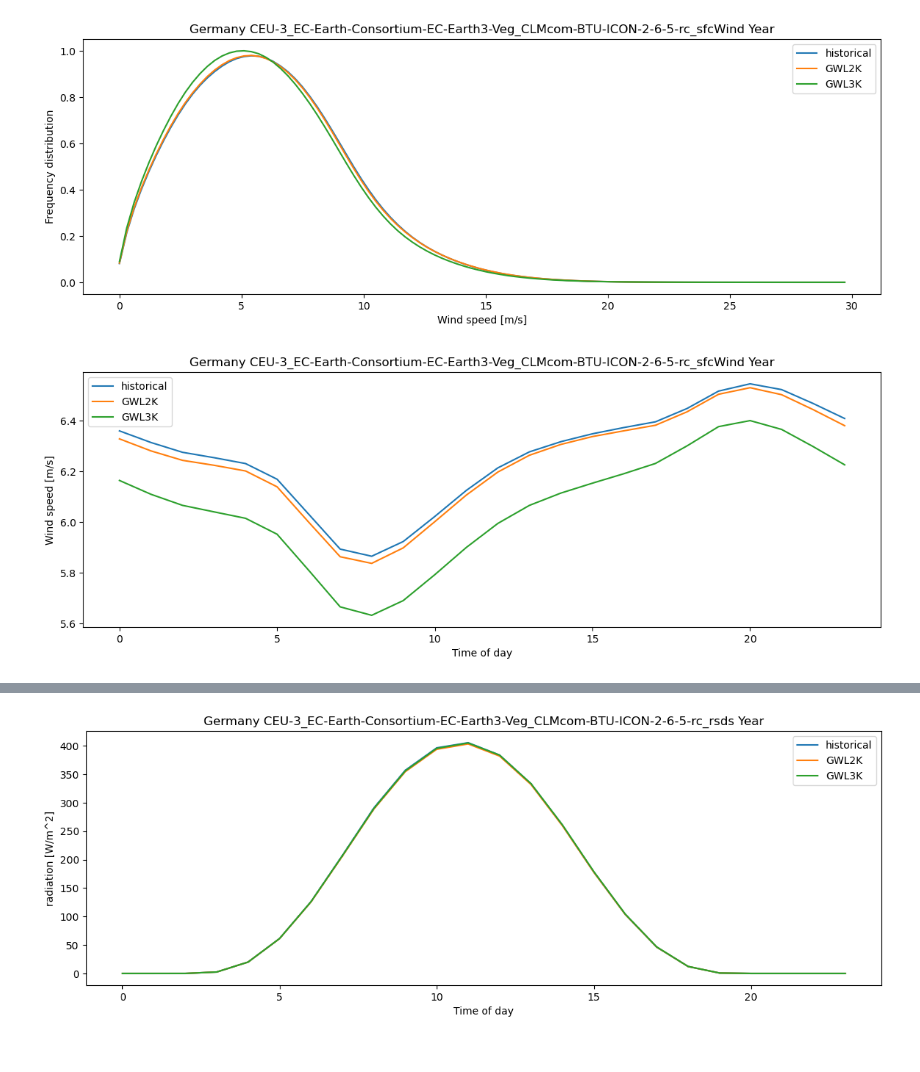
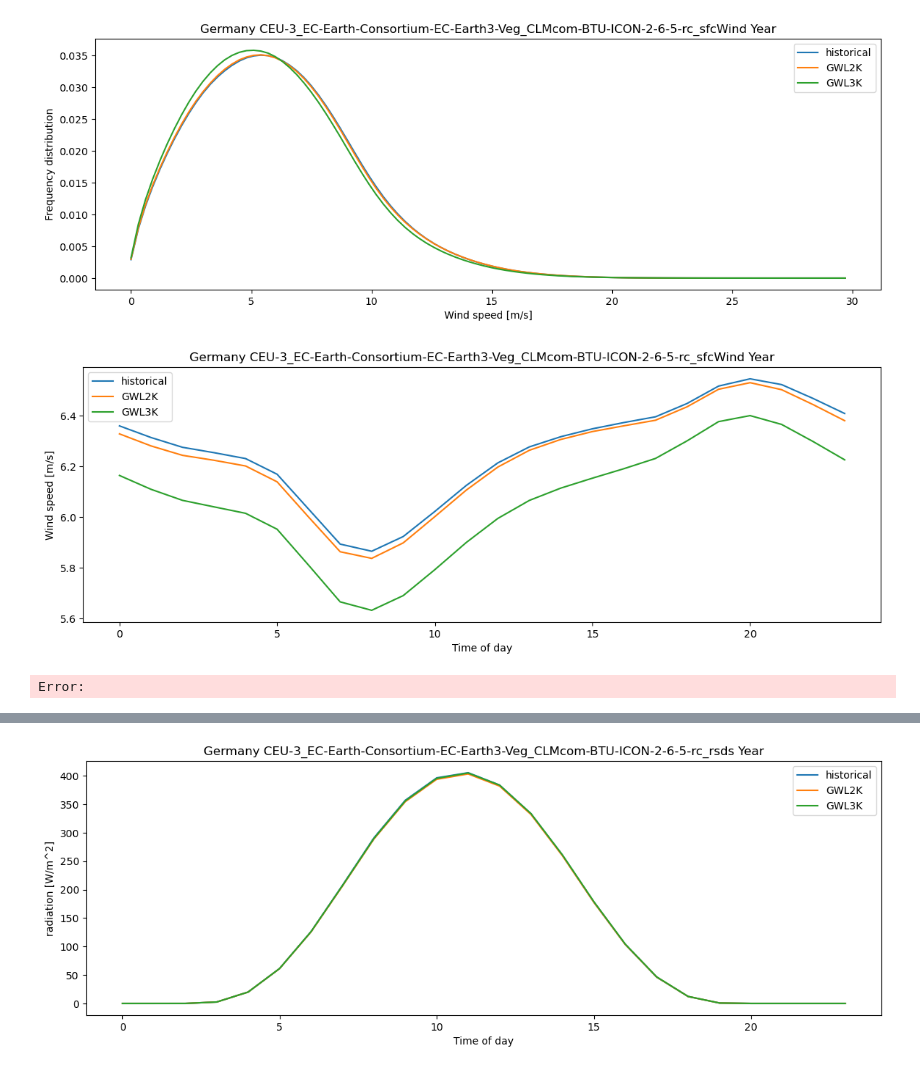
Before and after one commit to ATYslh/Dunkelflaute, a Jupyter notebook: Analysis_Scripts/visualization_publication.ipynb, the cells around one changed output, grey strips where cells are left out. Drawn from its saved outputs; the diff is of its cells as text; code cells hidden in the pictures.

```diff
--- a/Analysis_Scripts/visualization_publication.ipynb
+++ b/Analysis_Scripts/visualization_publication.ipynb
@@ -8,35 +8,36 @@ import numpy as np
 region = "Germany"
 with open(f"sfcWind/{region}.json", "r", encoding="utf-8") as file:
     wind_stats = json.load(file)
     dataset = "CEU-3_EC-Earth-Consortium-EC-Earth3-Veg_CLMcom-BTU-ICON-2-6-5-rc_sfcWind"
     Hereon_data = wind_stats[dataset]
     edges = wind_stats["edges"]
     wind_hist = Hereon_data["historical"]
     wind_2K = Hereon_data["ssp370-GWL2K"]
     wind_3K = Hereon_data["ssp370-GWL3K"]
 
     season = "Year"
     max_count = max(
         wind_hist[season]["counts"]
         + wind_2K[season]["counts"]
         + wind_3K[season]["counts"]
     )
     plt.figure(figsize=(14, 4.5))
     labels = ["historical", "GWL2K", "GWL3K"]
     for index, data in enumerate([wind_hist, wind_2K, wind_3K]):
         plt.plot(
             edges[:-1],
-            np.array(data[season]["counts"]) / max_count,
+            np.array(data[season]["counts"]) / np.sum(data[season]["counts"]),
             label=labels[index],
         )
         # plt.stairs(data["counts"], edges,label=labels[index])
     plt.title(f"{region} {dataset} {season}")
     plt.ylabel("Frequency distribution")
     plt.xlabel("Wind speed [m/s]")
     plt.legend()
+    plt.savefig("Publikation/Wind_histogram.pdf", bbox_inches="tight", format="pdf", dpi=300)
     plt.show()
 # %% [output]
-[figure, old version]
+[figure, new version]
 # %%
 # Wind speed daily cycle
 import json
@@ -60,9 +61,12 @@ with open(f"sfcWind/{region}.json", "r", encoding="utf-8") as file:
     plt.ylabel("Wind speed [m/s]")
     plt.xlabel("Time of day")
     plt.legend()
+    plt.savefig("Publikation/Wind_daily_cycle.pdf", bbox_inches="tight", format="pdf", dpi=300)
+
     plt.show()
 # %% [output]
 [figure]
+Error:
 # %%
 import json
 from collections import defaultdict
```
Also changed, not shown: parts of 8 cells of this notebook, 12 other files.
